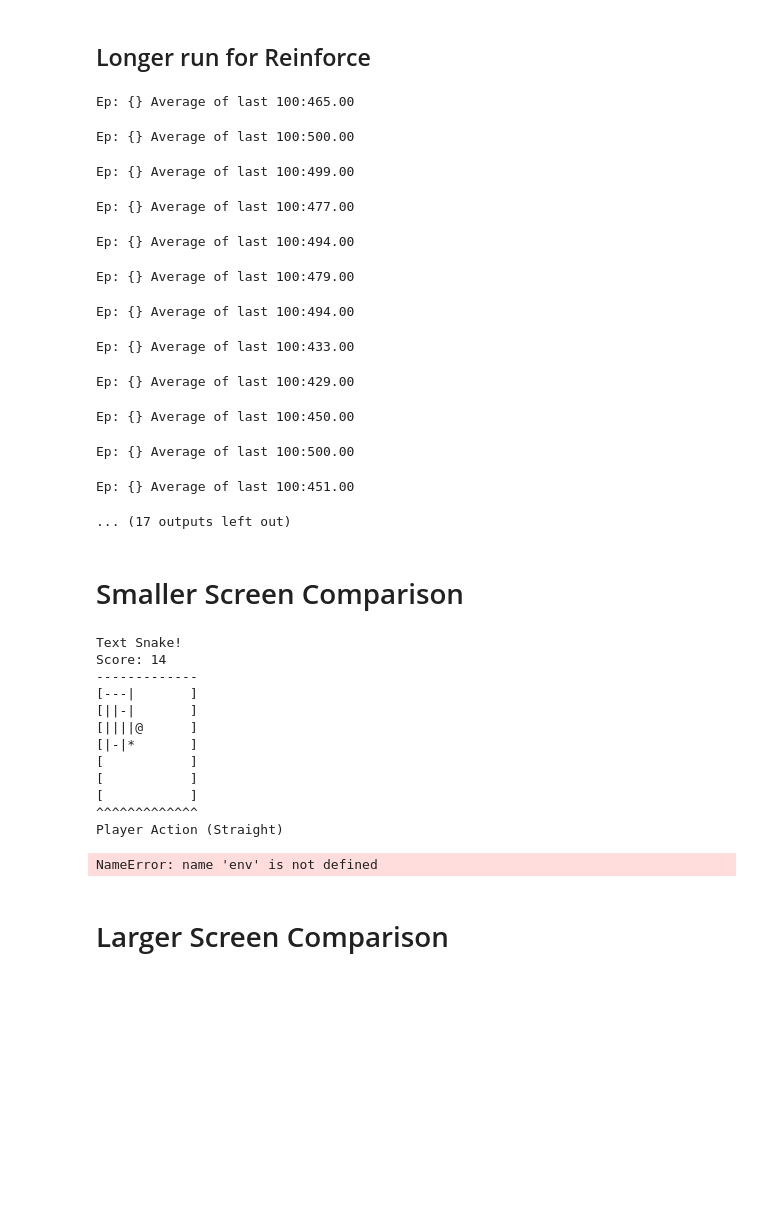
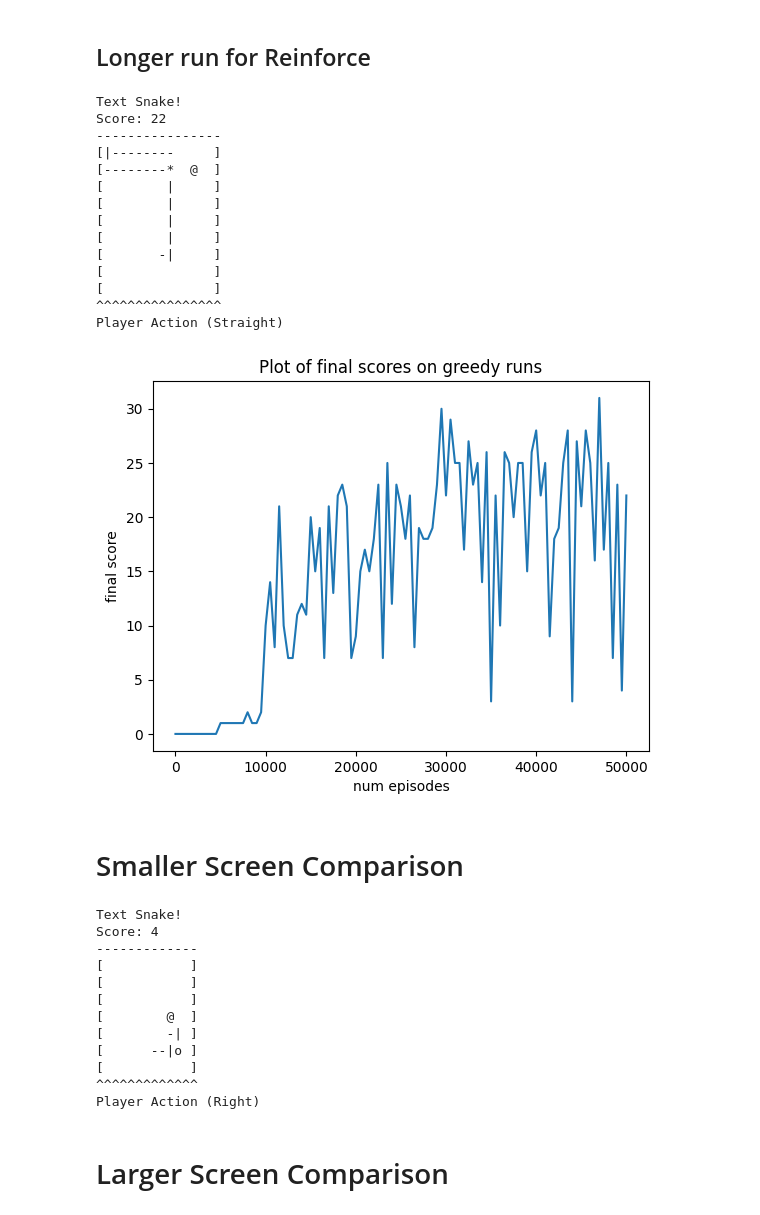
Before and after one commit to axeld5/rl_project, a Jupyter notebook: snake_game.ipynb, the cells around one changed output. Drawn from its saved outputs; the diff is of its cells as text; code cells hidden in the pictures; blank space fills up the shorter version.

```diff
--- a/snake_game.ipynb
+++ b/snake_game.ipynb
@@ -239,37 +255,39 @@ std : 8.210092156954296
 # %%
 state, info = env.reset()
 reinf_score_list = [0]
 neural_agent = policy_estimator(11, 3)
 optimizer = optim.Adam(neural_agent.network.parameters(), lr=0.0001)
 render = False
-longer_x_list = [500*(i+1) for i in range(100)]
+longer_x_list = [500*i for i in range(101)]
 for j in tqdm.tqdm(range(100)):
     num_episodes = 500
     total_rewards, converged = reinforce(env, neural_agent, optimizer, num_episodes=num_episodes)
-    if j+1 == num_runs:
+    if j+1 == 100:
         render = True
     converged, score = make_greedy_run(env, neural_agent, render)
     reinf_score_list.append(score)
     env.close()
 plt.plot(longer_x_list, reinf_score_list)
 plt.title("Plot of final scores on greedy runs")
 plt.xlabel("num episodes")
 plt.ylabel("final score")
 plt.show()
 # %% [output]
-Ep: {} Average of last 100:465.00
+Text Snake!
+Score: 22
+----------------
+[|--------     ]
+[--------*  @  ]
+[        |     ]
+[        |     ]
+[        |     ]
+[        |     ]
+[       -|     ]
+[              ]
+[              ]
+^^^^^^^^^^^^^^^^
+Player Action (Straight)
-Ep: {} Average of last 100:500.00
-Ep: {} Average of last 100:499.00
-Ep: {} Average of last 100:477.00
-Ep: {} Average of last 100:494.00
-Ep: {} Average of last 100:479.00
-Ep: {} Average of last 100:494.00
-Ep: {} Average of last 100:433.00
-Ep: {} Average of last 100:429.00
-Ep: {} Average of last 100:450.00
-Ep: {} Average of last 100:500.00
-Ep: {} Average of last 100:451.00
-... (17 outputs left out)
+[figure, added]
 # %% [markdown]
 # Smaller Screen Comparison
 # %%
@@ -360,18 +378,17 @@ for j in tqdm.tqdm(range(num_runs)):
     small_ppo_score_list.append(info[0]["score"])
 # %% [output]
 Text Snake!
-Score: 14
+Score: 4
 -------------
-[---|       ]
-[||-|       ]
-[||||@      ]
-[|-|*       ]
 [           ]
 [           ]
 [           ]
+[        @  ]
+[        -| ]
+[      --|o ]
+[           ]
 ^^^^^^^^^^^^^
-Player Action (Straight)
+Player Action (Right)
-NameError: name 'env' is not defined
 # %%
 import numpy as np
 
```
Also changed, not shown: parts of 3 cells of this notebook.
